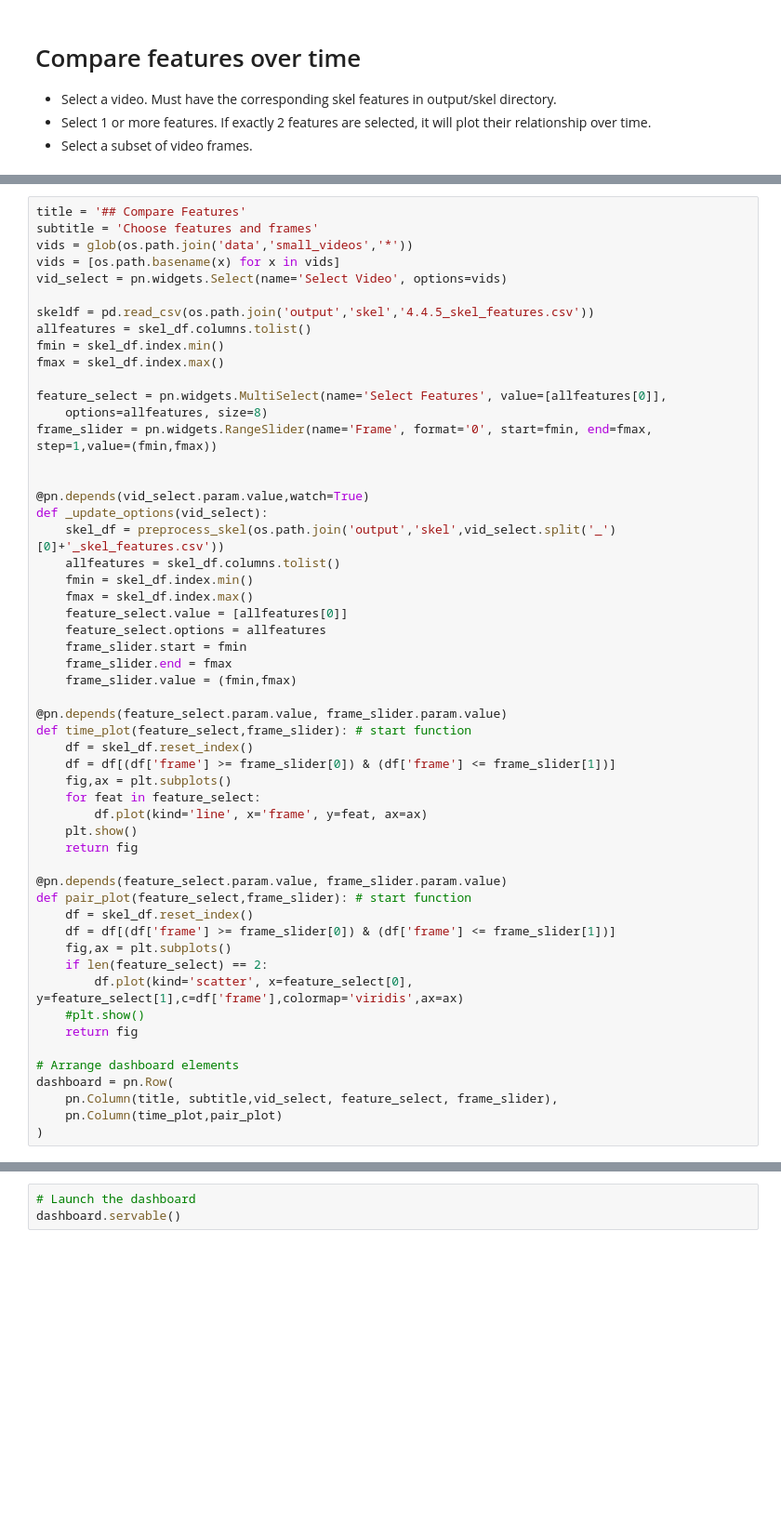
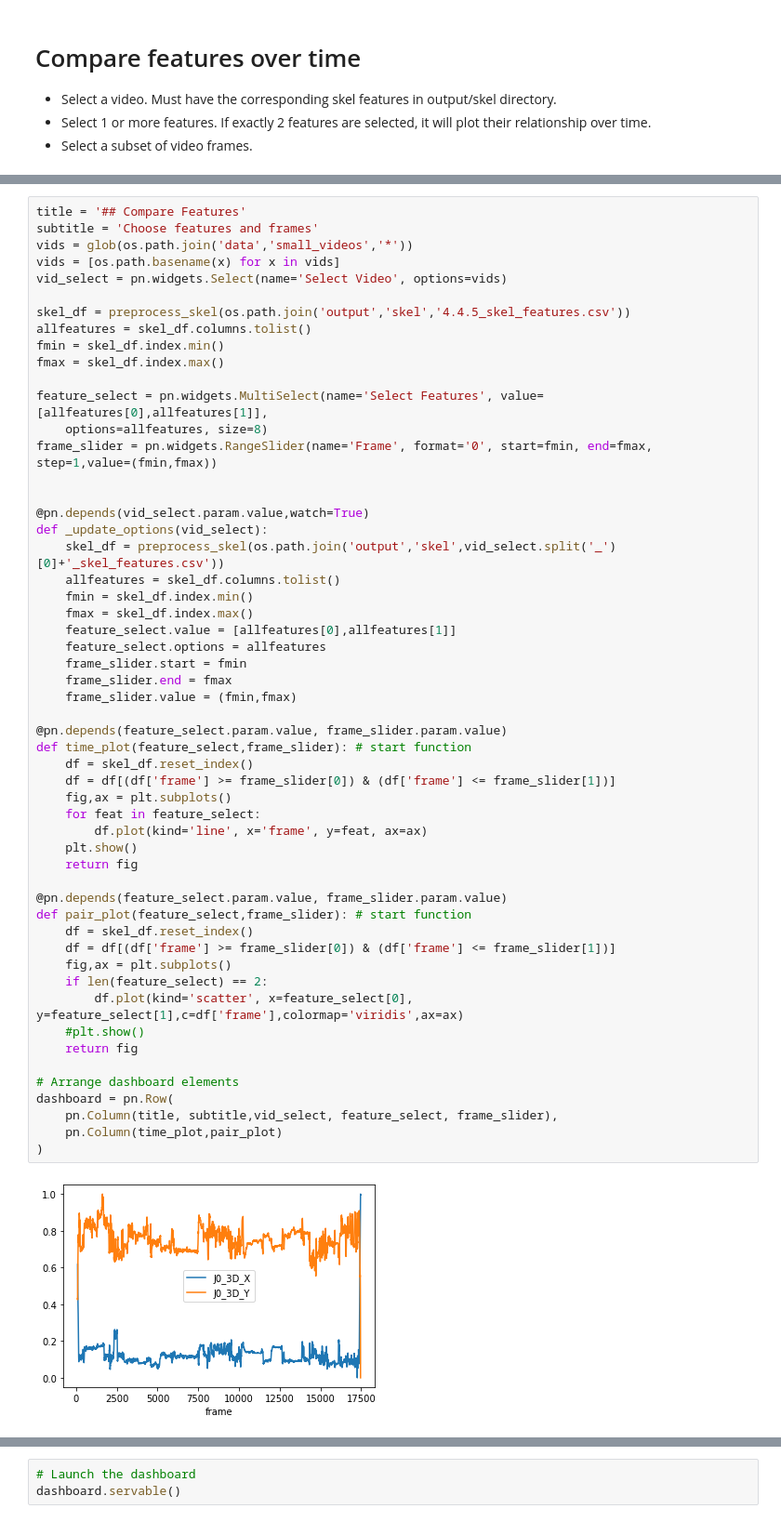
Before and after one commit to mbezdek/extended-event-modeling, a Jupyter notebook: interactive_features.ipynb, the cells around one changed output, grey strips where cells are left out. Shown: that part at 93% size. Saved outputs shown, nothing was run; the diff lists cells and outputs as text; blank space fills up the shorter version.

```diff
--- a/interactive_features.ipynb
+++ b/interactive_features.ipynb
@@ -24,12 +25,12 @@ vids = glob(os.path.join('data','small_videos','*'))
 vids = [os.path.basename(x) for x in vids]
 vid_select = pn.widgets.Select(name='Select Video', options=vids)
 
-skeldf = pd.read_csv(os.path.join('output','skel','4.4.5_skel_features.csv'))
+skel_df = preprocess_skel(os.path.join('output','skel','4.4.5_skel_features.csv'))
 allfeatures = skel_df.columns.tolist()
 fmin = skel_df.index.min()
 fmax = skel_df.index.max()
 
-feature_select = pn.widgets.MultiSelect(name='Select Features', value=[allfeatures[0]],
+feature_select = pn.widgets.MultiSelect(name='Select Features', value=[allfeatures[0],allfeatures[1]],
     options=allfeatures, size=8)
 frame_slider = pn.widgets.RangeSlider(name='Frame', format='0', start=fmin, end=fmax, step=1,value=(fmin,fmax))
 
@@ -40,34 +41,36 @@ def _update_options(vid_select):
     allfeatures = skel_df.columns.tolist()
     fmin = skel_df.index.min()
     fmax = skel_df.index.max()
-    feature_select.value = [allfeatures[0]]
+    feature_select.value = [allfeatures[0],allfeatures[1]]
     feature_select.options = allfeatures
     frame_slider.start = fmin
     frame_slider.end = fmax
     frame_slider.value = (fmin,fmax)
 
 @pn.depends(feature_select.param.value, frame_slider.param.value)
 def time_plot(feature_select,frame_slider): # start function
     df = skel_df.reset_index()
     df = df[(df['frame'] >= frame_slider[0]) & (df['frame'] <= frame_slider[1])]
     fig,ax = plt.subplots()
     for feat in feature_select:
         df.plot(kind='line', x='frame', y=feat, ax=ax)
     plt.show()
     return fig
 
 @pn.depends(feature_select.param.value, frame_slider.param.value)
 def pair_plot(feature_select,frame_slider): # start function
     df = skel_df.reset_index()
     df = df[(df['frame'] >= frame_slider[0]) & (df['frame'] <= frame_slider[1])]
     fig,ax = plt.subplots()
     if len(feature_select) == 2:
         df.plot(kind='scatter', x=feature_select[0], y=feature_select[1],c=df['frame'],colormap='viridis',ax=ax)
     #plt.show()
     return fig
 
 # Arrange dashboard elements
 dashboard = pn.Row(
     pn.Column(title, subtitle,vid_select, feature_select, frame_slider),
     pn.Column(time_plot,pair_plot)
 )
+# %% [output]
+[figure, added]
```
Also changed, not shown: parts of 5 cells of this notebook.
